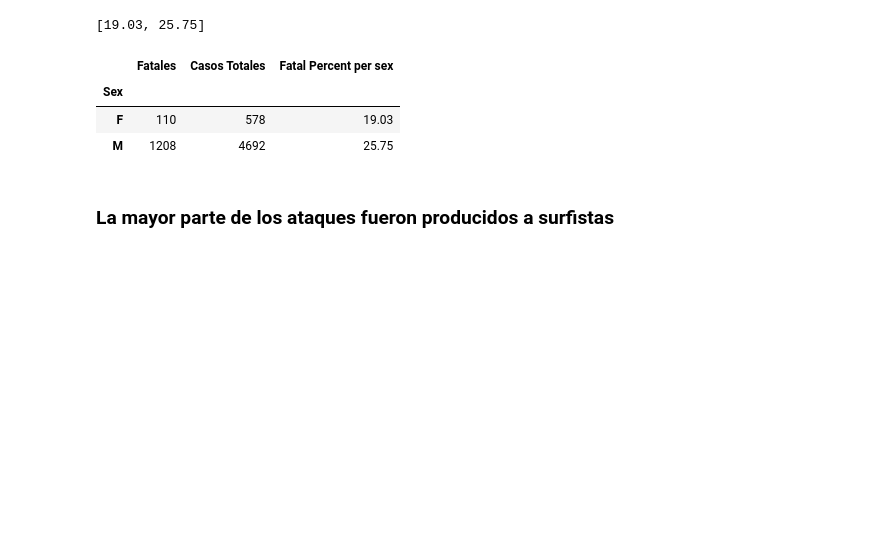
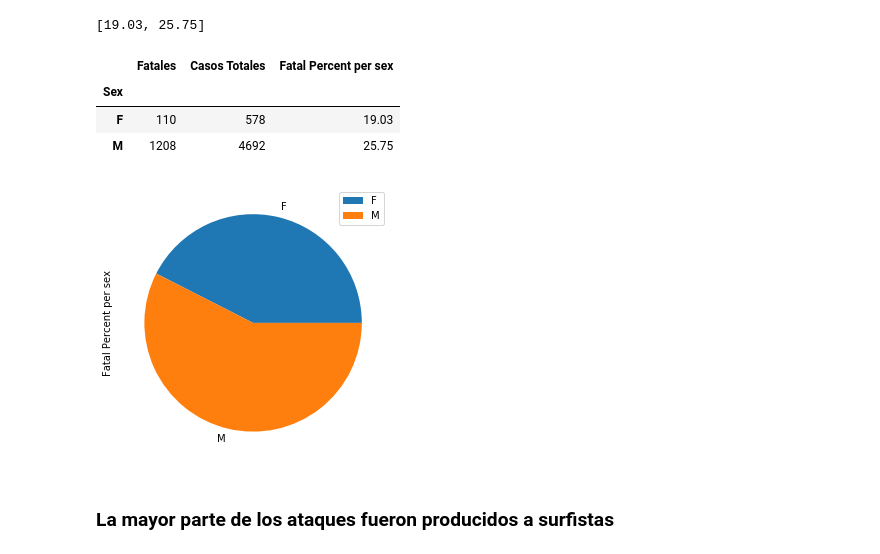
Before and after one commit to silviaherf/data-cleaning-pandas, a Jupyter notebook: Sharks_analysis.ipynb, the cells around one changed output. Drawn from its saved outputs; the diff is of its cells as text; code cells hidden in the pictures; blank space fills up the shorter version.

Commit message:
Diagrama de quesitos con sexo y fatal

```diff
--- a/Sharks_analysis.ipynb
+++ b/Sharks_analysis.ipynb
@@ -422,3 +380,7 @@ ax1.plot.pie(valores, labels=['Non fatal cases''Fatal for F','Fatal for M'], aut
+# %%
+plot = tablas.plot.pie(y='Fatal Percent per sex', figsize=(5, 5))
+# %% [output]
+[figure, added]
 # %% [markdown]
 ### La mayor parte de los ataques fueron producidos a surfistas
 # %%
```
Also changed, not shown: parts of 17 cells of this notebook.
